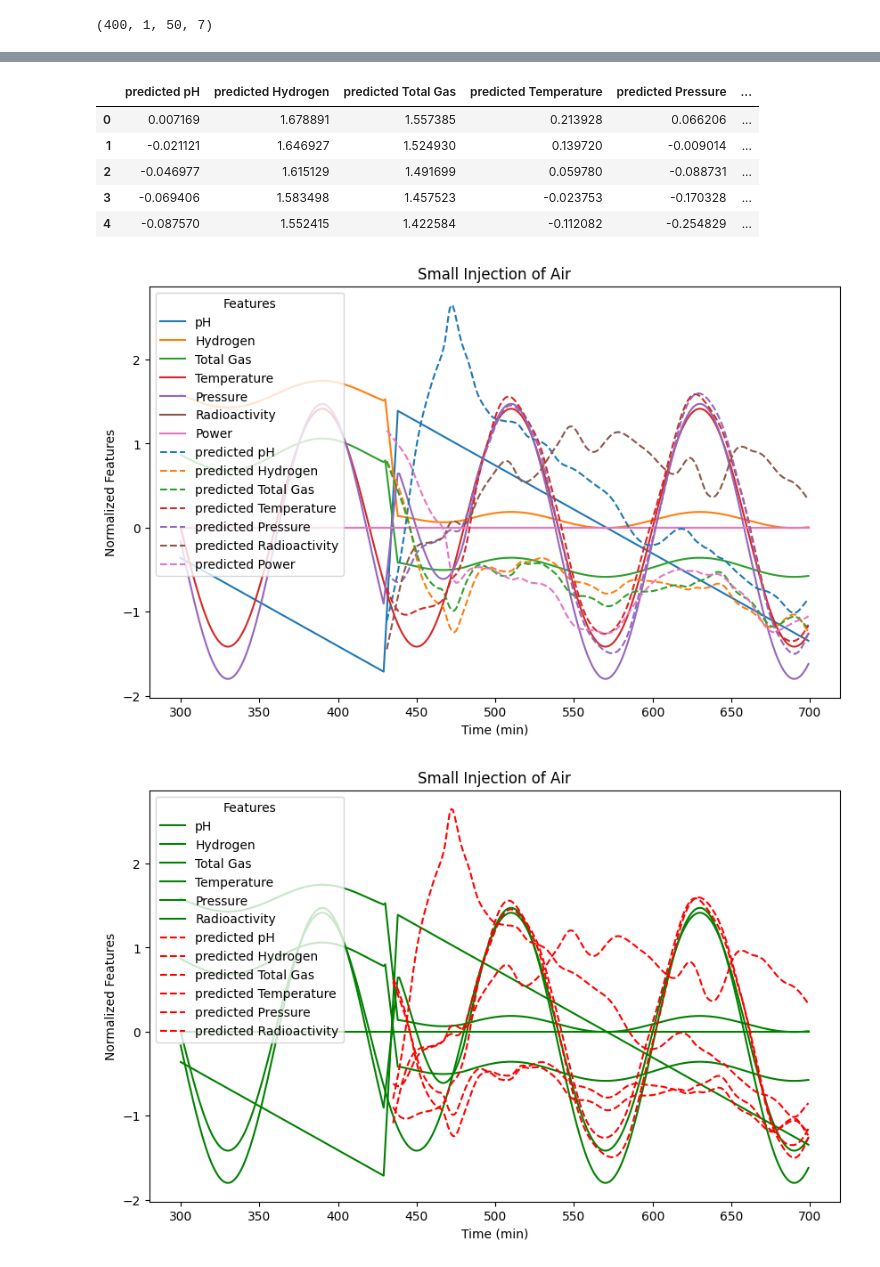
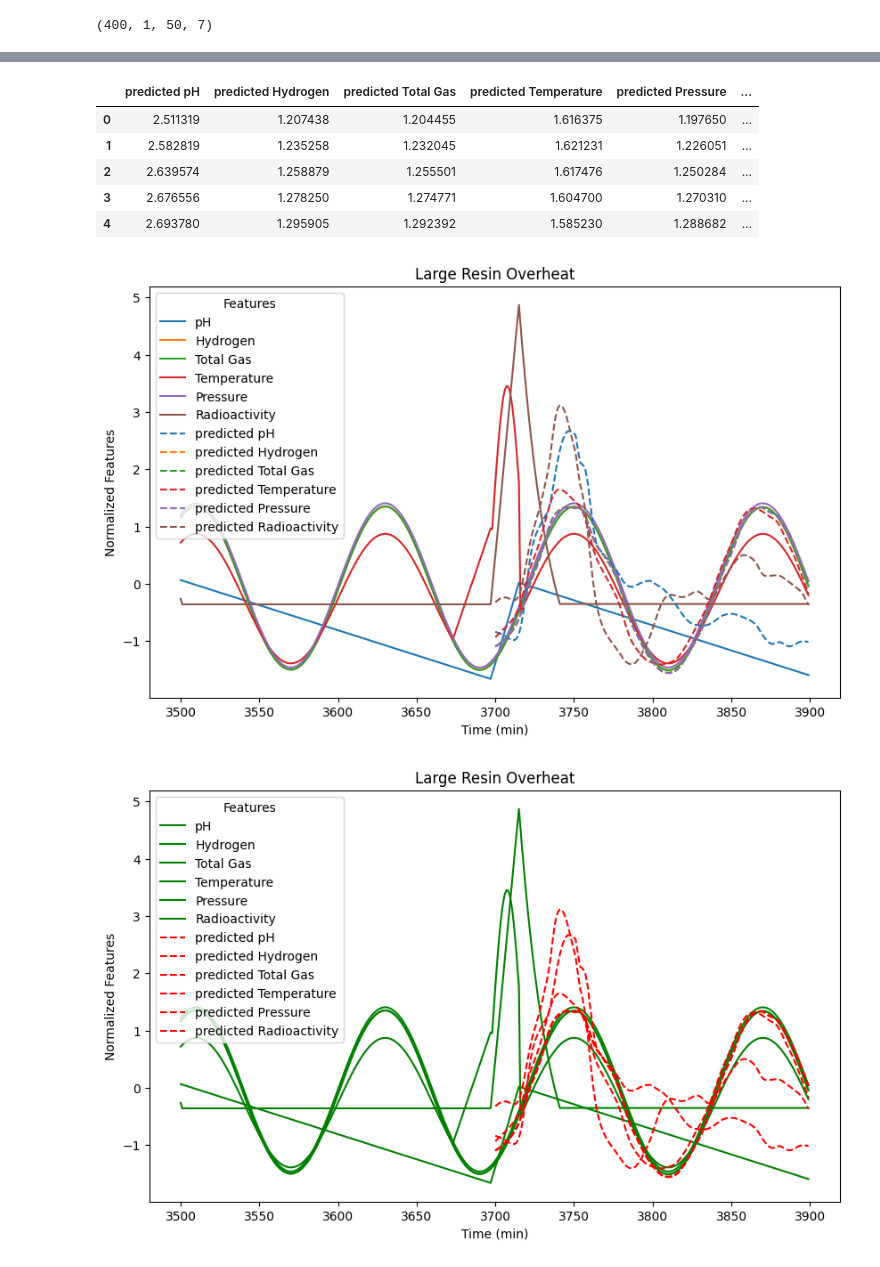
Before and after one commit to shawnschulz/chem_277B_capstone_project, a Jupyter notebook: graph_casualty.ipynb, the cells around one changed output, grey strips where cells are left out. Drawn from its saved outputs; the diff is of its cells as text; code cells hidden in the pictures.

Commit message:
more plots

```diff
--- a/graph_casualty.ipynb
+++ b/graph_casualty.ipynb
@@ -16,7 +16,7 @@ import Archive.utils277b as utils
 # %%
 # load data
 
-filepath="Simulation Data/Sim_only_small_injection_of_air"
+filepath="Simulation Data/Sim_only_large_resin_overheat"
 data = pd.read_csv(filepath)
 
 
@@ -338,6 +338,10 @@ data_s.head()
 # %%
+start_ts = 3500
+end_ts = 3900
+
+
 # Parameters over time
-data_s.iloc[300:700].plot(x = "Time", figsize = (10, 6))
+data_s.iloc[start_ts:end_ts].drop(columns="Power").plot(x = "Time", figsize = (10, 6))
 plt.title(filepaths[filepath])
 plt.xlabel("Time (min)")
 plt.ylabel("Normalized Features")
@@ -369,8 +373,7 @@ X2.shape
 # %% [output]
 (4237, 50, 7)
 # %%
-start_ts = 300
-end_ts = 700
+
 
 
 X2 = X2[start_ts - 84:end_ts - 84]
@@ -403,15 +406,15 @@ pred_df['Time'] = pred_df.index + start_ts
 pred_df.head()
 # %% [output]
 |  | predicted pH | predicted Hydrogen | predicted Total Gas | predicted Temperature | predicted Pressure | ... |
-| 0 | 0.007169 | 1.678891 | 1.557385 | 0.213928 | 0.066206 | ... |
-| 1 | -0.021121 | 1.646927 | 1.524930 | 0.139720 | -0.009014 | ... |
-| 2 | -0.046977 | 1.615129 | 1.491699 | 0.059780 | -0.088731 | ... |
-| 3 | -0.069406 | 1.583498 | 1.457523 | -0.023753 | -0.170328 | ... |
-| 4 | -0.087570 | 1.552415 | 1.422584 | -0.112082 | -0.254829 | ... |
+| 0 | 2.511319 | 1.207438 | 1.204455 | 1.616375 | 1.197650 | ... |
+| 1 | 2.582819 | 1.235258 | 1.232045 | 1.621231 | 1.226051 | ... |
+| 2 | 2.639574 | 1.258879 | 1.255501 | 1.617476 | 1.250284 | ... |
+| 3 | 2.676556 | 1.278250 | 1.274771 | 1.604700 | 1.270310 | ... |
+| 4 | 2.693780 | 1.295905 | 1.292392 | 1.585230 | 1.288682 | ... |
 # %%
 import matplotlib.pyplot as plt
 
-
+pred_start_index = 200
 
 filepaths = {"Simulation Data/Sim_only_large_injection_of_air": "Large Injection of Air",
              "Simulation Data/Sim_No_Casualties": "No Casualties",
@@ -430,10 +433,10 @@ fig, ax = plt.subplots(figsize=(10, 6))
 colors = plt.cm.tab10.colors  # This gives a set of distinguishable colors
 
 # Plot the normal features (solid lines)
-data_s.iloc[300:700].plot(x="Time", ax=ax, label='Normal Features', linestyle='-', color=colors)
+data_s.iloc[start_ts:end_ts].drop(columns="Power").plot(x="Time", ax=ax, label='Normal Features', linestyle='-', color=colors)
 
 # Plot the predicted features (dashed lines) with corresponding colors
-pred_df.iloc[131:].plot(x="Time", ax=ax, label='Predicted Features', linestyle='--', color=colors)
+pred_df.iloc[pred_start_index:].drop(columns="predicted Power").plot(x="Time", ax=ax, label='Predicted Features', linestyle='--', color=colors)
 
 # Adding title and labels
 plt.title(filepaths[filepath])
@@ -448,34 +451,34 @@ plt.savefig(f"{filepath[16:]}_3.png")
 # Display the plot
 plt.show()
 # %% [output]
-[figure, old version]
+[figure, new version]
 # %%
 import matplotlib.pyplot as plt
 
 
 
 
 
 
 # Create a single figure and axis for both plots
 fig, ax = plt.subplots(figsize=(10, 6))
 
 colors = plt.cm.tab10.colors
 
 # features
-data_s.iloc[300:700].drop(columns="Power").plot(x="Time", ax=ax, label='Normal Features', linestyle='-', color='g')
+data_s.iloc[start_ts:end_ts].drop(columns="Power").plot(x="Time", ax=ax, label='Normal Features', linestyle='-', color='g')
 # predicted features
-pred_df.iloc[135:].drop(columns="predicted Power").plot(x="Time", ax=ax, label='Predicted Features', linestyle='--', color='r')
+pred_df.iloc[pred_start_index:].drop(columns="predicted Power").plot(x="Time", ax=ax, label='Predicted Features', linestyle='--', color='r')
 
 plt.title(filepaths[filepath])
 plt.xlabel("Time (min)")
 plt.ylabel("Normalized Features")
 plt.legend(title="Features")
 
 plt.savefig(f"{filepath[16:]}_4.png")
 plt.show()
 # %% [output]
-[figure, old version]
+[figure, new version]
 # %%
 import matplotlib.pyplot as plt
 
```
Also changed, not shown: parts of 10 cells of this notebook, 43 other files.
